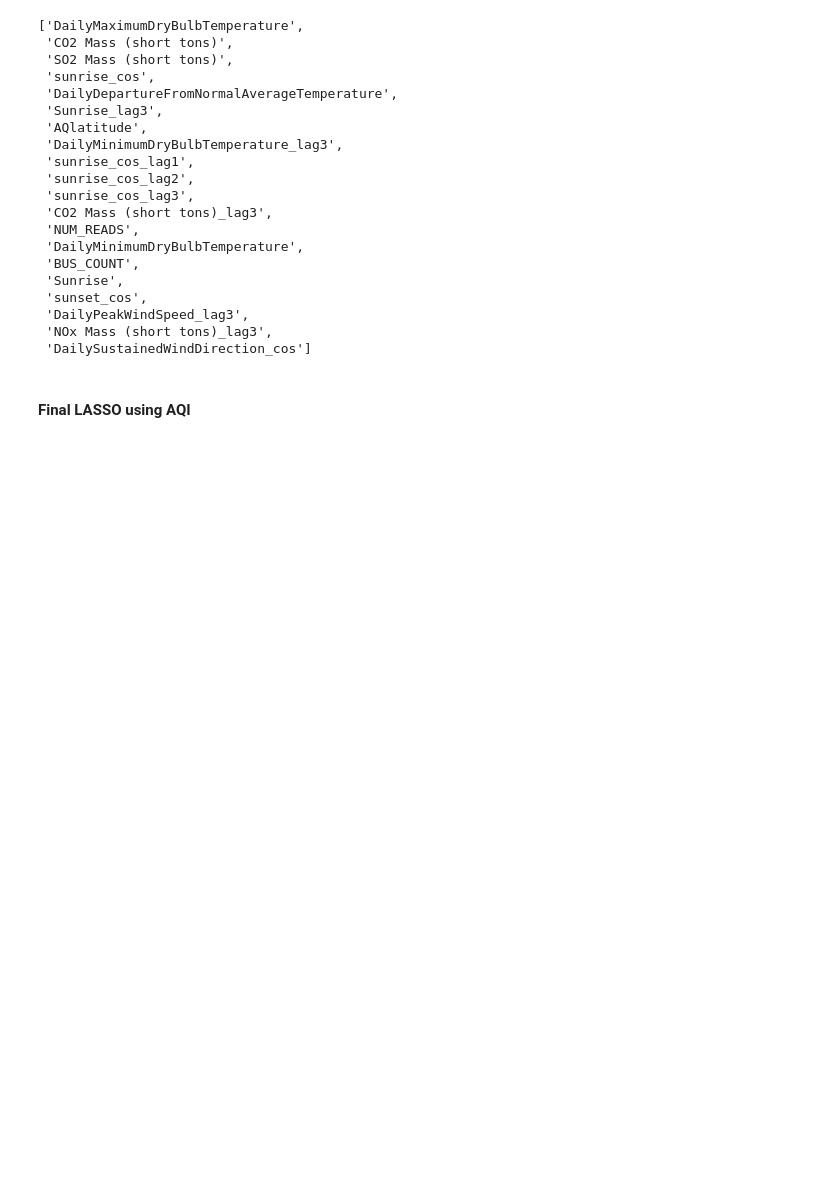
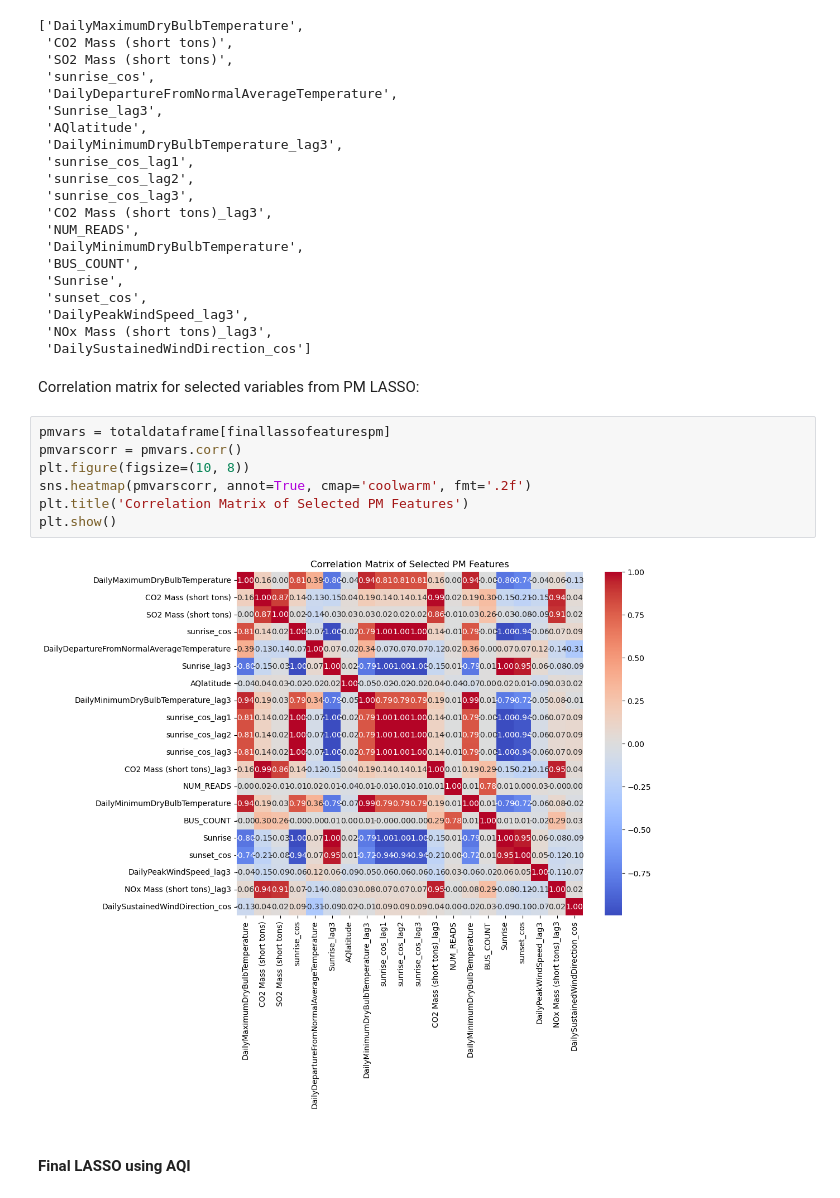
Before and after one commit to griffinberonio/AAE-724-Repo, a Jupyter notebook: Final_Model_Analysis.ipynb, the cells around one changed output. Drawn from its saved outputs; the diff is of its cells as text; blank space fills up the shorter version.

```diff
--- a/Final_Model_Analysis.ipynb
+++ b/Final_Model_Analysis.ipynb
@@ -110,6 +110,17 @@ finallassofeaturespm
  'DailyPeakWindSpeed_lag3',
  'NOx Mass (short tons)_lag3',
  'DailySustainedWindDirection_cos']
+# %% [markdown]
+Correlation matrix for selected variables from PM LASSO:
+# %%
+pmvars = totaldataframe[finallassofeaturespm]
+pmvarscorr = pmvars.corr()
+plt.figure(figsize=(10, 8))
+sns.heatmap(pmvarscorr, annot=True, cmap='coolwarm', fmt='.2f')
+plt.title('Correlation Matrix of Selected PM Features')
+plt.show()
+# %% [output]
+[figure, added]
 # %% [markdown]
 #### Final LASSO using AQI
 # %%
```
Also changed, not shown: parts of 21 cells of this notebook, 2 other files.
